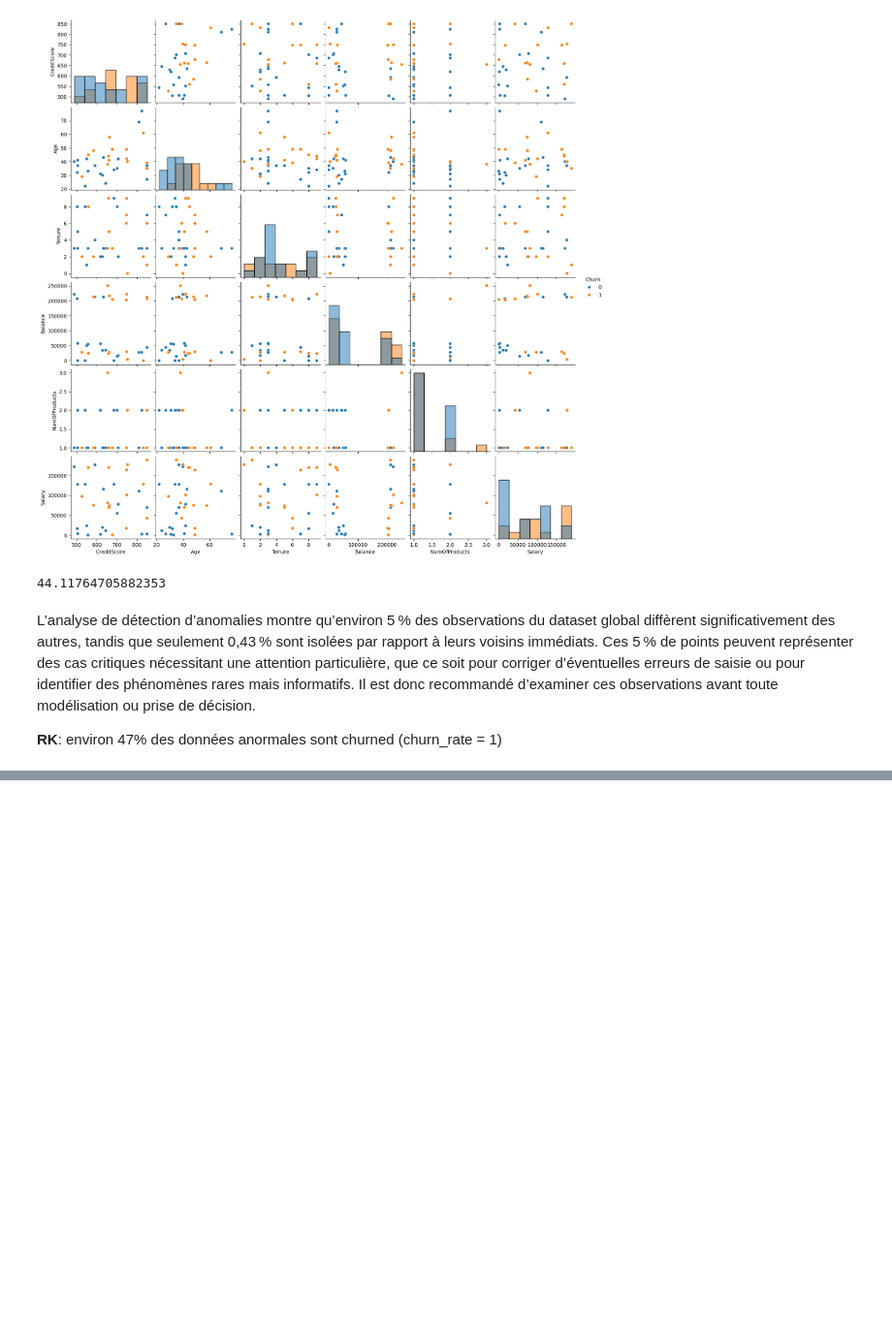
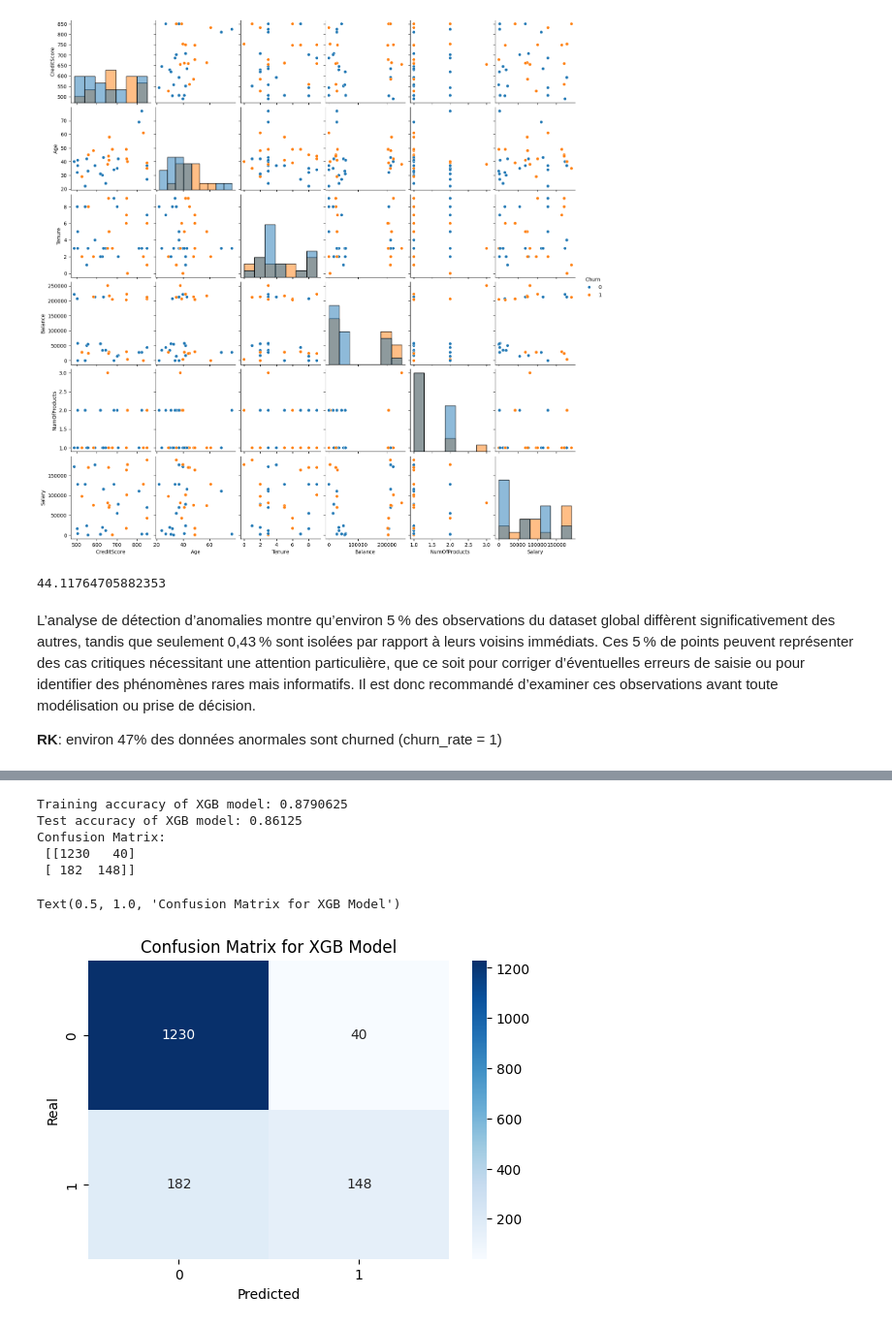
Before and after one commit to Design3Website/MachineLearning_PredictingChurnRate, a Jupyter notebook: Mon_Model.ipynb, the cells around one changed output, grey strips where cells are left out. Shown at 97% size. Drawn from its saved outputs; the diff is of its cells as text; code cells hidden in the pictures; blank space fills up the shorter version.

```diff
--- a/Mon_Model.ipynb
+++ b/Mon_Model.ipynb
@@ -398,0 +521,29 @@ L’analyse de détection d’anomalies montre qu’environ 5 % des observatio
+# %%
+# SVC model
+XGB = GradientBoostingClassifier()
+XGB = XGB.fit(X_train, y_train)
+y_pred_train = XGB.predict(X_train)
+acc_train = accuracy_score(y_pred_train, y_train)
+print('Training accuracy of XGB model:', acc_train)
+
+
+y_pred_svc = XGB.predict(X_test)
+acc_test = accuracy_score(y_test, y_pred_svc)
+print('Test accuracy of XGB model:', acc_test)
+
+cm=confusion_matrix(y_test, y_pred_svc)
+
+print('Confusion Matrix:\n', cm)
+plt.figure(figsize=(6,4))
+sns.heatmap(cm, annot=True, fmt='d', cmap='Blues')
+plt.xlabel('Predicted')
+plt.ylabel('Real')
+plt.title('Confusion Matrix for XGB Model')
+# %% [output]
+Training accuracy of XGB model: 0.8790625
+Test accuracy of XGB model: 0.86125
+Confusion Matrix:
+ [[1230   40]
+ [ 182  148]]
+Text(0.5, 1.0, 'Confusion Matrix for XGB Model')
+[figure, added]
```
Also changed, not shown: parts of 15 cells of this notebook.
